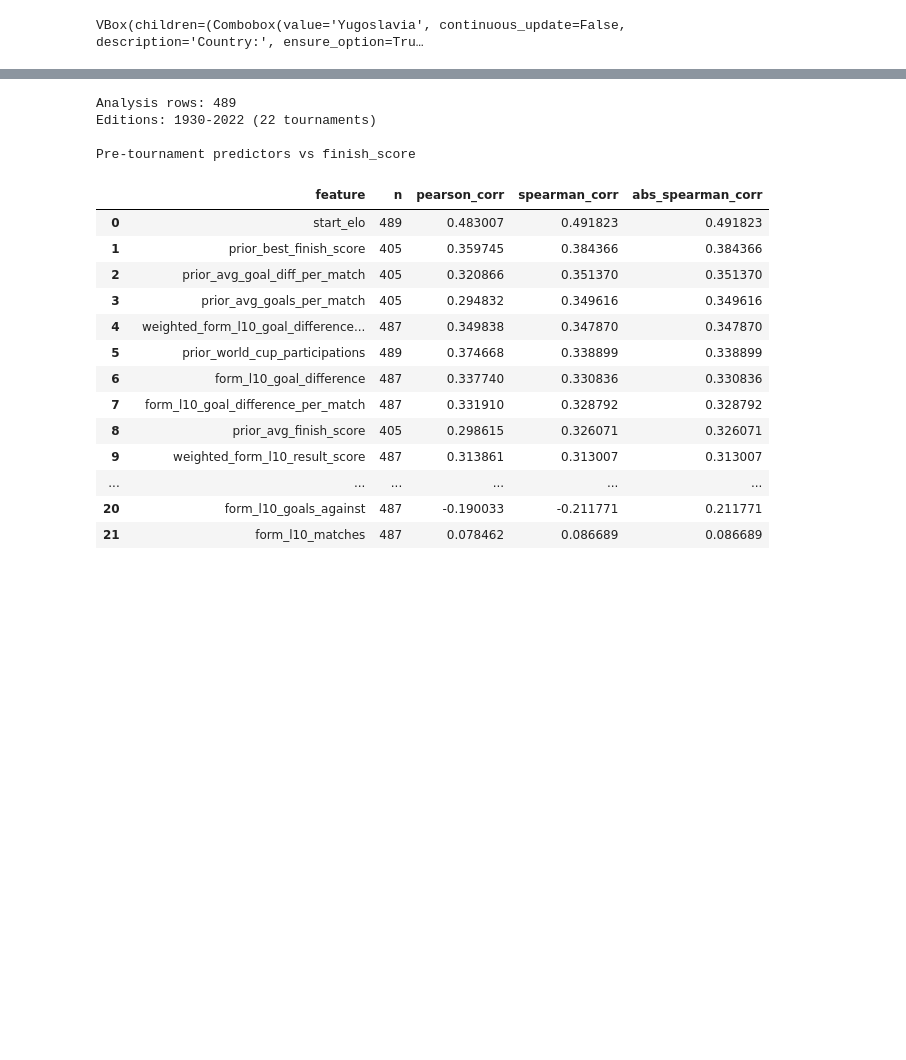
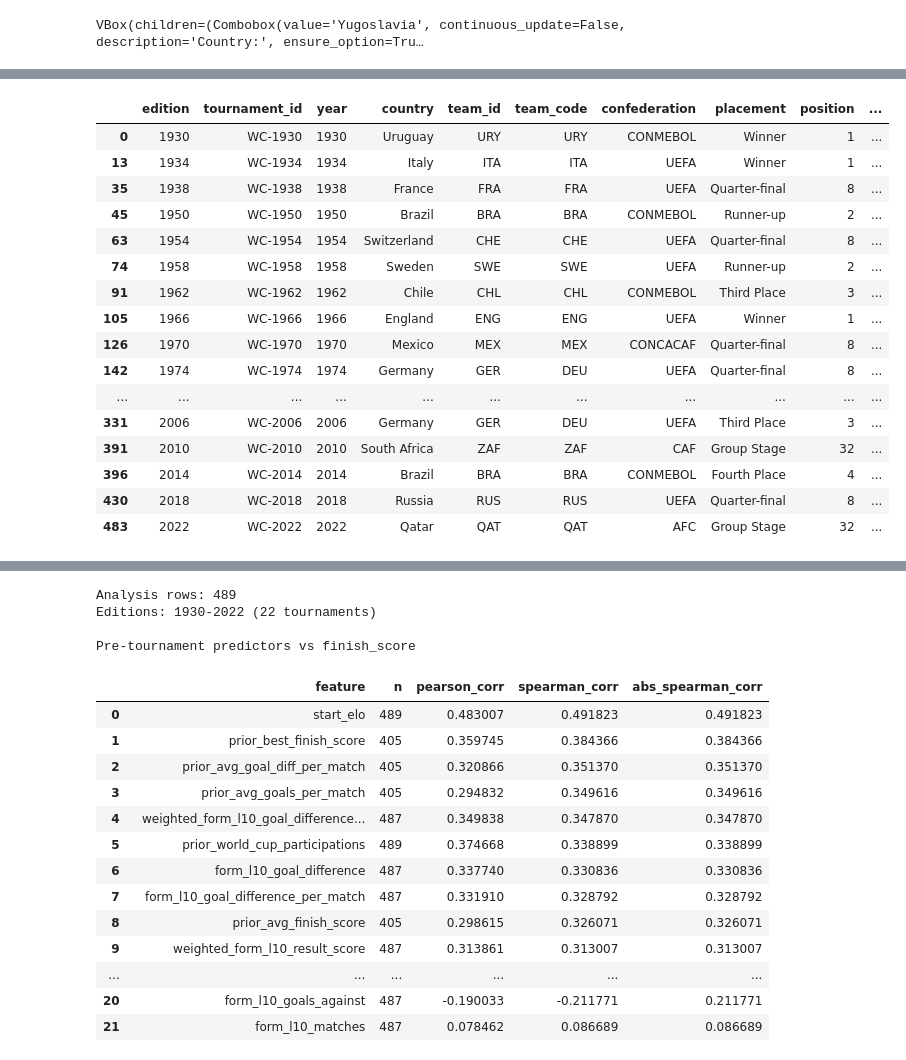
Before and after one commit to Ukandu20/world-cup, a Jupyter notebook: main.ipynb, the cells around one changed output, grey strips where cells are left out. Cells and saved outputs as stored; diff of their text form; code cells hidden in the pictures; blank space fills up the shorter version.

```diff
--- a/main.ipynb
+++ b/main.ipynb
@@ -1732,0 +1771,71 @@ fig.write_image("assets/visualizations/winners_next_placements.png", scale=3)
+# %%
+#looking at the placement of every host nation
+HOST_NAME_ALIASES = {
+    "usa": "united states",
+    "u.s.a.": "united states",
+    "united states of america": "united states",
+    "korea republic": "south korea",
+    "republic of korea": "south korea",
+    "west germany": "germany",
+}
+
+
+def normalize_country_name(value):
+    normalized = str(value).strip().lower()
+    return HOST_NAME_ALIASES.get(normalized, normalized)
+
+
+def parse_host_countries(value):
+    host_text = str(value)
+    for separator in [" / ", "/", " & ", " and ", ","]:
+        host_text = host_text.replace(separator, ",")
+    return {
+        normalize_country_name(host_country)
+        for host_country in host_text.split(",")
+        if host_country.strip()
+    }
+
+
+placement["is_host"] = placement.apply(
+    lambda row: normalize_country_name(row["country"]) in parse_host_countries(row["host"]),
+    axis=1,
+)
+
+hosts = placement.loc[placement["is_host"]].copy()
+
+#replace null next placements with DNQ
+print(hosts["next_placement"].isnull().sum())
+hosts[["next_placement", "next_edition" ]] = hosts[["next_placement", "next_edition" ]].fillna("DNQ")
+hosts["next_position"] = hosts["next_position"].fillna(0)
+
+#print the average placement position
+host_finish = hosts["position"].mean()
+host_goals = hosts["gs"].mean()
+host_concede = hosts["ga"].mean()
+
+
+
+placement_bins = [0, 1, 2, 4, 8, 16, 32, 48]
+placement_labels = [
+    "Winner",
+    "Runner-up",
+    "Semi-final",
+    "Quarter-final",
+    "Round of 16",
+    "Group Stage",
+    "Expanded Field",
+]
+
+finish_place = pd.cut(
+    [host_finish],
+    bins=placement_bins,
+    labels=placement_labels,
+    include_lowest=True,
+)[0]
+
+print(f"Average host finish: {host_finish:.2f}")
+print(f"Average host placement: {finish_place}")
+print(f"Average host goals scored: {host_goals:.2f}")
+print(f"Average host goals conceded: {host_concede:.2f}")
+display(hosts)
+# %% [output]
@@ -1732,0 +1847,17 @@ fig.write_image("assets/visualizations/winners_next_placements.png", scale=3)
+|  | edition | tournament_id | year | country | team_id | team_code | confederation | placement | position | ... |
+| 0 | 1930 | WC-1930 | 1930 | Uruguay | URY | URY | CONMEBOL | Winner | 1 | ... |
+| 13 | 1934 | WC-1934 | 1934 | Italy | ITA | ITA | UEFA | Winner | 1 | ... |
+| 35 | 1938 | WC-1938 | 1938 | France | FRA | FRA | UEFA | Quarter-final | 8 | ... |
+| 45 | 1950 | WC-1950 | 1950 | Brazil | BRA | BRA | CONMEBOL | Runner-up | 2 | ... |
+| 63 | 1954 | WC-1954 | 1954 | Switzerland | CHE | CHE | UEFA | Quarter-final | 8 | ... |
+| 74 | 1958 | WC-1958 | 1958 | Sweden | SWE | SWE | UEFA | Runner-up | 2 | ... |
+| 91 | 1962 | WC-1962 | 1962 | Chile | CHL | CHL | CONMEBOL | Third Place | 3 | ... |
+| 105 | 1966 | WC-1966 | 1966 | England | ENG | ENG | UEFA | Winner | 1 | ... |
+| 126 | 1970 | WC-1970 | 1970 | Mexico | MEX | MEX | CONCACAF | Quarter-final | 8 | ... |
+| 142 | 1974 | WC-1974 | 1974 | Germany | GER | DEU | UEFA | Quarter-final | 8 | ... |
+| ... | ... | ... | ... | ... | ... | ... | ... | ... | ... | ... |
+| 331 | 2006 | WC-2006 | 2006 | Germany | GER | DEU | UEFA | Third Place | 3 | ... |
+| 391 | 2010 | WC-2010 | 2010 | South Africa | ZAF | ZAF | CAF | Group Stage | 32 | ... |
+| 396 | 2014 | WC-2014 | 2014 | Brazil | BRA | BRA | CONMEBOL | Fourth Place | 4 | ... |
+| 430 | 2018 | WC-2018 | 2018 | Russia | RUS | RUS | UEFA | Quarter-final | 8 | ... |
+| 483 | 2022 | WC-2022 | 2022 | Qatar | QAT | QAT | AFC | Group Stage | 32 | ... |
```
Also changed, not shown: parts of 37 cells of this notebook.
